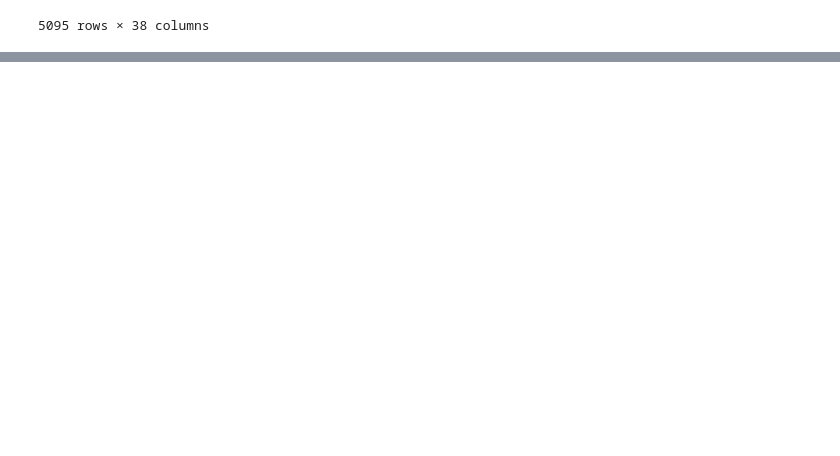
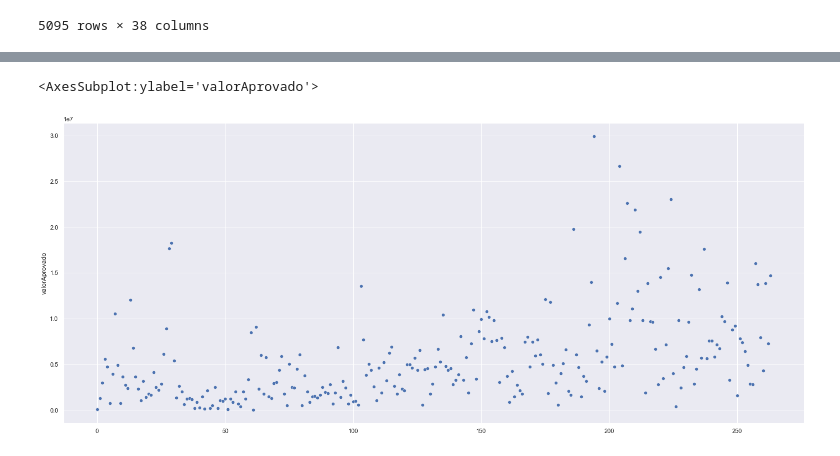
Before and after one commit to hgf777-br/trabalho-final-bootcamp, a Jupyter notebook: analise_inicial_dados.ipynb, the cells around one changed output, grey strips where cells are left out. Saved outputs shown, nothing was run; the diff lists cells and outputs as text; code cells hidden in the pictures; blank space fills up the shorter version.

```diff
--- a/analise_inicial_dados.ipynb
+++ b/analise_inicial_dados.ipynb
@@ -241,3 +243,10 @@ explore(df_aprovados)
 | valorSolicitado | float64 | 5095 | 0 | 0.000 | 298 | 100.0 | 40000.0 | 70000.0 | 237500.0 | 1200000000.0 | 668309.371148 | ... |
 # %%
 df_aprovados.to_csv('dados_regressao.csv', index=False)
+# %%
+df_temporal = df[['dataAprovadoNivelAnalista', 'dataAprovadoEmComite', 'valorAprovado']]
+df_temporal['dataAprovadoEmComite'].fillna(df_temporal['dataAprovadoNivelAnalista'], inplace=True)
+df_temporal.drop('dataAprovadoNivelAnalista', axis=1, inplace=True)
+df_temporal.rename({'dataAprovadoEmComite': 'data'}, axis=1, inplace=True)
+df_temporal.dropna(inplace=True)
+df_temporal.info()
@@ -243,0 +263,3 @@ df_aprovados.to_csv('dados_regressao.csv', index=False)
+# %%
+df_temporal.data[0][:-9]
+df_temporal.data = [x[:-9] for x in df_temporal.data]
@@ -243,0 +282,4 @@ df_aprovados.to_csv('dados_regressao.csv', index=False)
+# %%
+df_ano = df_temporal.groupby('data', as_index=False).sum()
+df_ano.sort_values('data', inplace=True)
+df_ano
@@ -243,0 +355,6 @@ df_aprovados.to_csv('dados_regressao.csv', index=False)
+# %%
+fig = plt.figure(figsize=(24,10))
+sns.scatterplot(x=df_ano.index, y=df_ano.valorAprovado)
+# %% [output]
+<AxesSubplot:ylabel='valorAprovado'>
+[figure, added]
```
Also changed, not shown: parts of 8 cells of this notebook, 4 other files.
